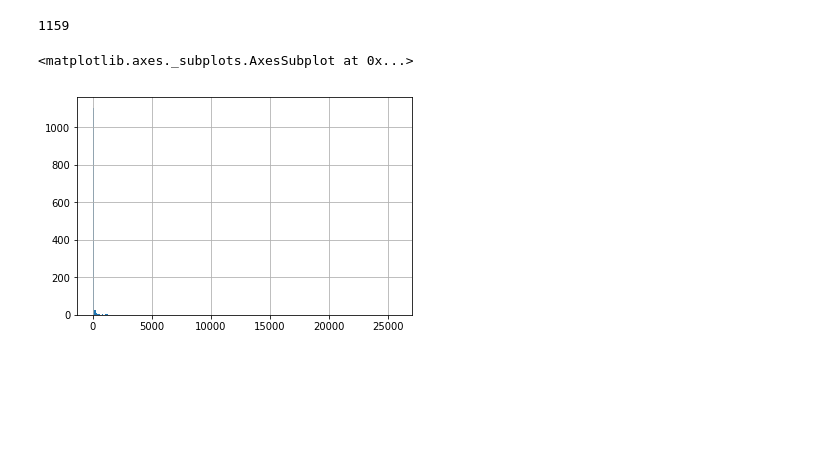
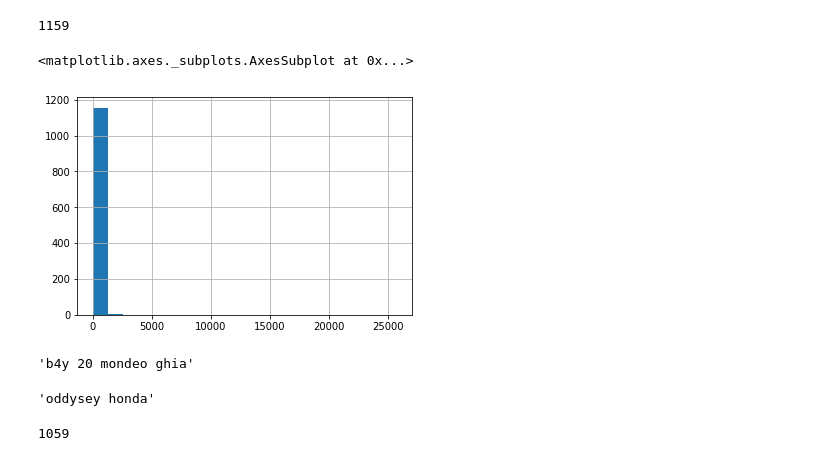
Before and after one commit to kjprice/smu-hackathon2019, a Jupyter notebook: Hackathan Project.ipynb, the cells around one changed output. Cells and saved outputs as stored; diff of their text form; code cells hidden in the pictures; blank space fills up the shorter version.

Commit message:
decrease number of unique models from 1523 to 1059

```diff
--- a/Hackathan Project.ipynb
+++ b/Hackathan Project.ipynb
@@ -296,7 +297,7 @@ len(data.model.value_counts())
 # %% [output]
 1159
 # %%
-data.model.value_counts().hist(bins=200)
+data.model.value_counts().hist(bins=20)
 # %% [output]
 <matplotlib.axes._subplots.AxesSubplot at 0x...>
-[figure, old version]
+[figure, new version]
@@ -302,0 +338,19 @@ data.model.value_counts().hist(bins=200)
+# %%
+def only_unique_words(model_name):
+    model_name_split = model_name.split(' ')
+    return ' '.join(list(set(model_name_split)))
+only_unique_words('mondeo mondeo 20 ghia b4y')
+# %% [output]
+'b4y 20 mondeo ghia'
+# %%
+def replace_model_name(old_model_name):
+    new_model_name = old_model_name.strip()
+    for key, value in model_names_to_replace.items():
+        new_model_name = re.sub(key, value, new_model_name)
+
+    new_model_name = only_unique_words(new_model_name)
+
+    return new_model_name.strip()
+replace_model_name("honda honda-oddysey''")
+# %% [output]
+'oddysey honda'
@@ -302,0 +359,4 @@ data.model.value_counts().hist(bins=200)
+# %%
+len(data.model.value_counts())
+# %% [output]
+1059
```
Also changed, not shown: parts of 6 cells of this notebook.
